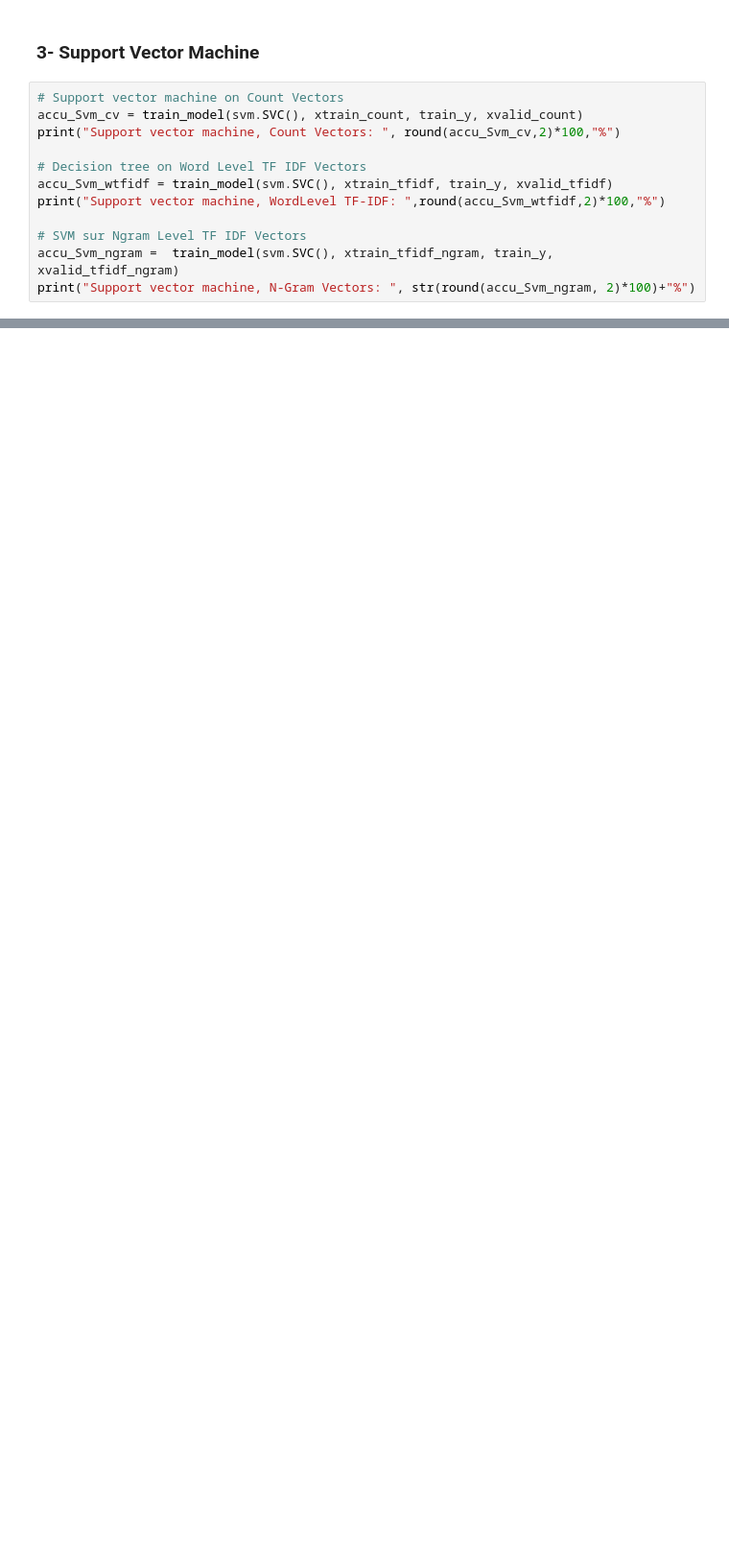
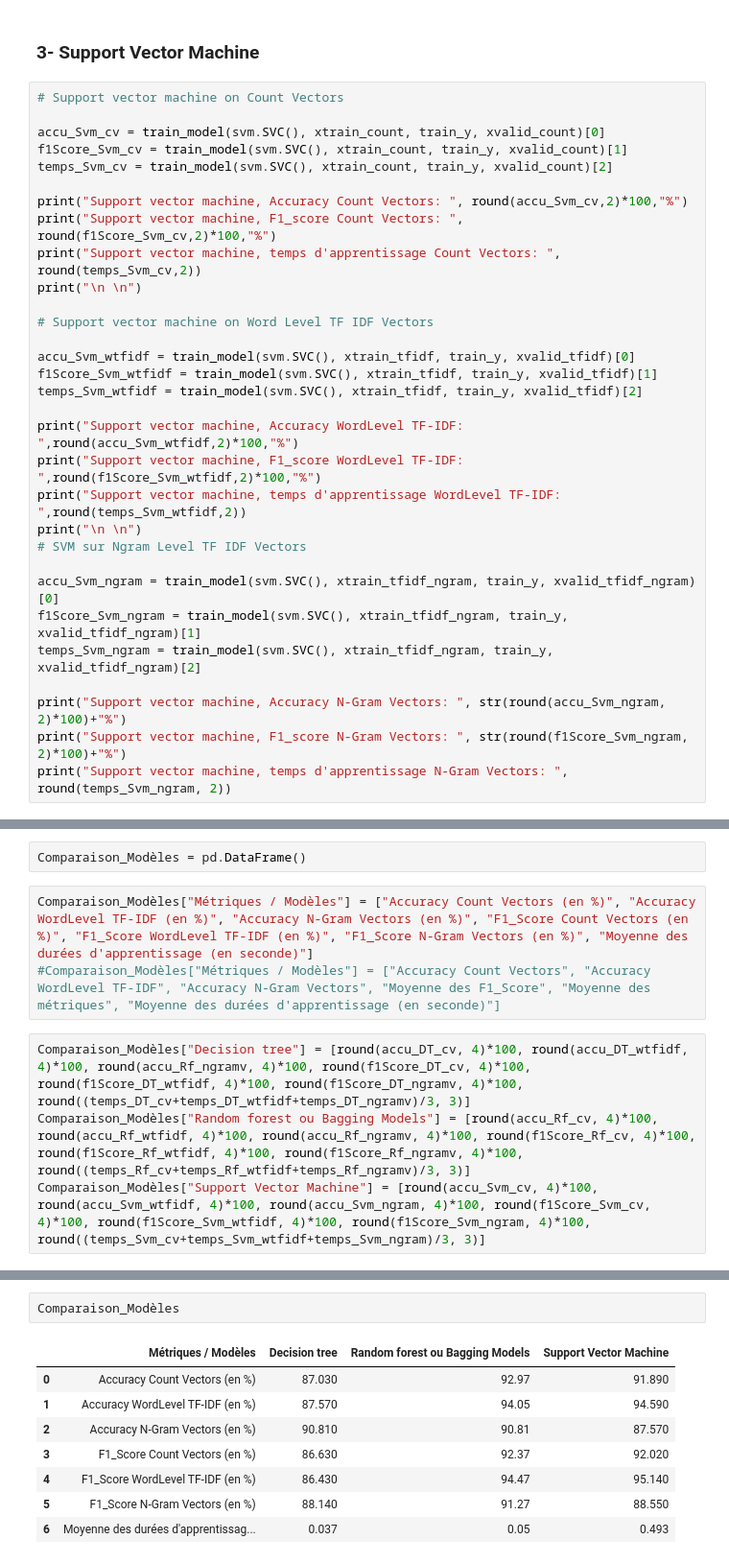
Before and after one commit to Alimiji/ML_Apprentissage_Supervise_NLP1, a Jupyter notebook: TP2_Transformation_Données.ipynb, the cells around one changed output, grey strips where cells are left out. Shown at 96% size. Cells and saved outputs as stored; diff of their text form; blank space fills up the shorter version.

```diff
--- a/TP2_Transformation_Données.ipynb
+++ b/TP2_Transformation_Données.ipynb
@@ -428,14 +528,33 @@ Random forest, N-Gram Vectors:  89.0 %
 ### 3- Support Vector Machine
 # %%
 # Support vector machine on Count Vectors
-accu_Svm_cv = train_model(svm.SVC(), xtrain_count, train_y, xvalid_count)
-print("Support vector machine, Count Vectors: ", round(accu_Svm_cv,2)*100,"%")
 
-# Decision tree on Word Level TF IDF Vectors
-accu_Svm_wtfidf = train_model(svm.SVC(), xtrain_tfidf, train_y, xvalid_tfidf)
-print("Support vector machine, WordLevel TF-IDF: ",round(accu_Svm_wtfidf,2)*100,"%")
+accu_Svm_cv = train_model(svm.SVC(), xtrain_count, train_y, xvalid_count)[0]
+f1Score_Svm_cv = train_model(svm.SVC(), xtrain_count, train_y, xvalid_count)[1]
+temps_Svm_cv = train_model(svm.SVC(), xtrain_count, train_y, xvalid_count)[2]
 
+print("Support vector machine, Accuracy Count Vectors: ", round(accu_Svm_cv,2)*100,"%")
+print("Support vector machine, F1_score Count Vectors: ", round(f1Score_Svm_cv,2)*100,"%")
+print("Support vector machine, temps d'apprentissage Count Vectors: ", round(temps_Svm_cv,2))
+print("\n \n")
+
+# Support vector machine on Word Level TF IDF Vectors
+
+accu_Svm_wtfidf = train_model(svm.SVC(), xtrain_tfidf, train_y, xvalid_tfidf)[0]
+f1Score_Svm_wtfidf = train_model(svm.SVC(), xtrain_tfidf, train_y, xvalid_tfidf)[1]
+temps_Svm_wtfidf = train_model(svm.SVC(), xtrain_tfidf, train_y, xvalid_tfidf)[2]
+
+print("Support vector machine, Accuracy WordLevel TF-IDF: ",round(accu_Svm_wtfidf,2)*100,"%")
+print("Support vector machine, F1_score WordLevel TF-IDF: ",round(f1Score_Svm_wtfidf,2)*100,"%")
+print("Support vector machine, temps d'apprentissage WordLevel TF-IDF: ",round(temps_Svm_wtfidf,2))
+print("\n \n")
 # SVM sur Ngram Level TF IDF Vectors
-accu_Svm_ngram =  train_model(svm.SVC(), xtrain_tfidf_ngram, train_y, xvalid_tfidf_ngram)
-print("Support vector machine, N-Gram Vectors: ", str(round(accu_Svm_ngram, 2)*100)+"%")
+
+accu_Svm_ngram = train_model(svm.SVC(), xtrain_tfidf_ngram, train_y, xvalid_tfidf_ngram)[0]
+f1Score_Svm_ngram = train_model(svm.SVC(), xtrain_tfidf_ngram, train_y, xvalid_tfidf_ngram)[1]
+temps_Svm_ngram = train_model(svm.SVC(), xtrain_tfidf_ngram, train_y, xvalid_tfidf_ngram)[2]
+
+print("Support vector machine, Accuracy N-Gram Vectors: ", str(round(accu_Svm_ngram, 2)*100)+"%")
+print("Support vector machine, F1_score N-Gram Vectors: ", str(round(f1Score_Svm_ngram, 2)*100)+"%")
+print("Support vector machine, temps d'apprentissage N-Gram Vectors: ", round(temps_Svm_ngram, 2))
 # %% [output]
@@ -444,0 +576,9 @@ Support vector machine, N-Gram Vectors:  88.0%
+# %%
+Comparaison_Modèles = pd.DataFrame()
+# %%
+Comparaison_Modèles["Métriques / Modèles"] = ["Accuracy Count Vectors (en %)", "Accuracy WordLevel TF-IDF (en %)", "Accuracy N-Gram Vectors (en %)", "F1_Score Count Vectors (en %)", "F1_Score WordLevel TF-IDF (en %)", "F1_Score N-Gram Vectors (en %)", "Moyenne des durées d'apprentissage (en seconde)"]
+#Comparaison_Modèles["Métriques / Modèles"] = ["Accuracy Count Vectors", "Accuracy WordLevel TF-IDF", "Accuracy N-Gram Vectors", "Moyenne des F1_Score", "Moyenne des métriques", "Moyenne des durées d'apprentissage (en seconde)"]
+# %%
+Comparaison_Modèles["Decision tree"] = [round(accu_DT_cv, 4)*100, round(accu_DT_wtfidf, 4)*100, round(accu_Rf_ngramv, 4)*100, round(f1Score_DT_cv, 4)*100, round(f1Score_DT_wtfidf, 4)*100, round(f1Score_DT_ngramv, 4)*100, round((temps_DT_cv+temps_DT_wtfidf+temps_DT_ngramv)/3, 3)]
+Comparaison_Modèles["Random forest ou Bagging Models"] = [round(accu_Rf_cv, 4)*100, round(accu_Rf_wtfidf, 4)*100, round(accu_Rf_ngramv, 4)*100, round(f1Score_Rf_cv, 4)*100, round(f1Score_Rf_wtfidf, 4)*100, round(f1Score_Rf_ngramv, 4)*100, round((temps_Rf_cv+temps_Rf_wtfidf+temps_Rf_ngramv)/3, 3)]
+Comparaison_Modèles["Support Vector Machine"] = [round(accu_Svm_cv, 4)*100, round(accu_Svm_wtfidf, 4)*100, round(accu_Svm_ngram, 4)*100, round(f1Score_Svm_cv, 4)*100, round(f1Score_Svm_wtfidf, 4)*100, round(f1Score_Svm_ngram, 4)*100, round((temps_Svm_cv+temps_Svm_wtfidf+temps_Svm_ngram)/3, 3)]
@@ -444,0 +587,11 @@ Support vector machine, N-Gram Vectors:  88.0%
+# %%
+Comparaison_Modèles
+# %% [output]
+|  | Métriques / Modèles | Decision tree | Random forest ou Bagging Models | Support Vector Machine |
+| 0 | Accuracy Count Vectors (en %) | 87.030 | 92.97 | 91.890 |
+| 1 | Accuracy WordLevel TF-IDF (en %) | 87.570 | 94.05 | 94.590 |
+| 2 | Accuracy N-Gram Vectors (en %) | 90.810 | 90.81 | 87.570 |
+| 3 | F1_Score Count Vectors (en %) | 86.630 | 92.37 | 92.020 |
+| 4 | F1_Score WordLevel TF-IDF (en %) | 86.430 | 94.47 | 95.140 |
+| 5 | F1_Score N-Gram Vectors (en %) | 88.140 | 91.27 | 88.550 |
+| 6 | Moyenne des durées d'apprentissag... | 0.037 | 0.05 | 0.493 |
```
Also changed, not shown: parts of 22 cells of this notebook.
